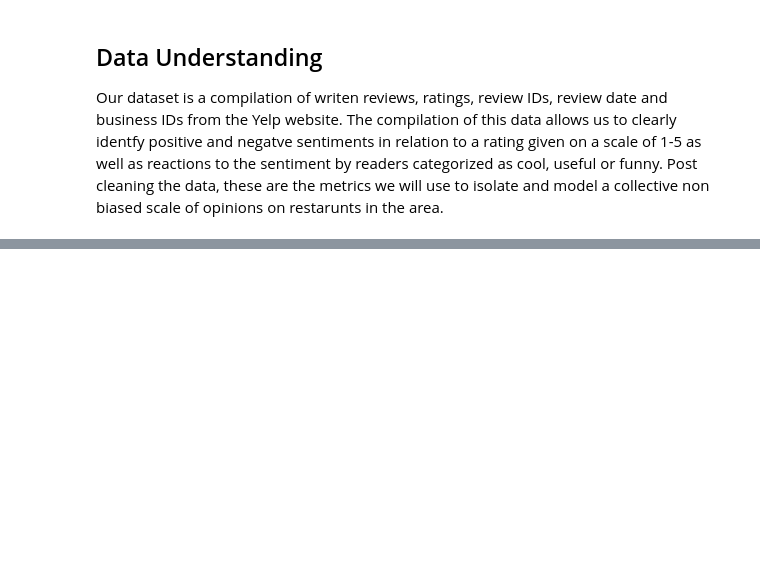
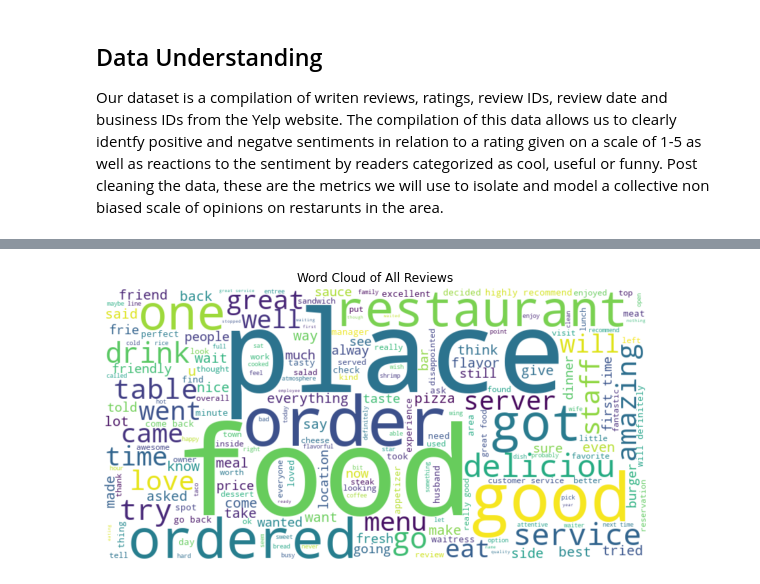
Before and after one commit to ggeorgekkariuki/Sentiment-Analysis, a Jupyter notebook: FOOD&FOODIE.ipynb, the cells around one changed output, grey strips where cells are left out. Saved outputs shown, nothing was run; the diff lists cells and outputs as text; code cells hidden in the pictures; blank space fills up the shorter version.

```diff
--- a/FOOD&FOODIE.ipynb
+++ b/FOOD&FOODIE.ipynb
@@ -133,0 +167,14 @@ dtype: int64
+# %%
+# Check for basic information about the data
+df.info()
+
+# Summary statistics of the text lengths
+df['text_Length'] = df['text'].apply(len)
+df['text_Length'].describe()
+
+# Check for the distribution of sentiment labels (if available)
+if 'Sentiment' in df.columns:
+    print(df['Sentiment'].value_counts())
+    sns.countplot(x='Sentiment', data=df)
+    plt.title('Distribution of Sentiments')
+    plt.show()
@@ -133,0 +196,35 @@ dtype: int64
+# %%
+# Generate a word cloud for the entire dataset
+from wordcloud import WordCloud
+
+all_reviews = ' '.join(df['text'])
+wordcloud = WordCloud(width=800, height=400, background_color='white').generate(all_reviews)
+
+plt.figure(figsize=(10, 5))
+plt.imshow(wordcloud, interpolation="bilinear")
+plt.axis('off')
+plt.title('Word Cloud of All Reviews')
+plt.show()
+
+# Generate separate word clouds for positive and negative sentiments if labeled
+if 'Sentiment' in df.columns:
+    positive_reviews = ' '.join(df[df['Sentiment'] == 'positive']['Review'])
+    negative_reviews = ' '.join(df[df['Sentiment'] == 'negative']['Review'])
+
+    # Positive reviews word cloud
+    wordcloud_positive = WordCloud(width=800, height=400, background_color='white').generate(positive_reviews)
+    plt.figure(figsize=(10, 5))
+    plt.imshow(wordcloud_positive, interpolation="bilinear")
+    plt.axis('off')
+    plt.title('Word Cloud of Positive Reviews')
+    plt.show()
+
+    # Negative reviews word cloud
+    wordcloud_negative = WordCloud(width=800, height=400, background_color='white').generate(negative_reviews)
+    plt.figure(figsize=(10, 5))
+    plt.imshow(wordcloud_negative, interpolation="bilinear")
+    plt.axis('off')
+    plt.title('Word Cloud of Negative Reviews')
+    plt.show()
+# %% [output]
+[figure, added]
```
Also changed, not shown: parts of 34 cells of this notebook.
